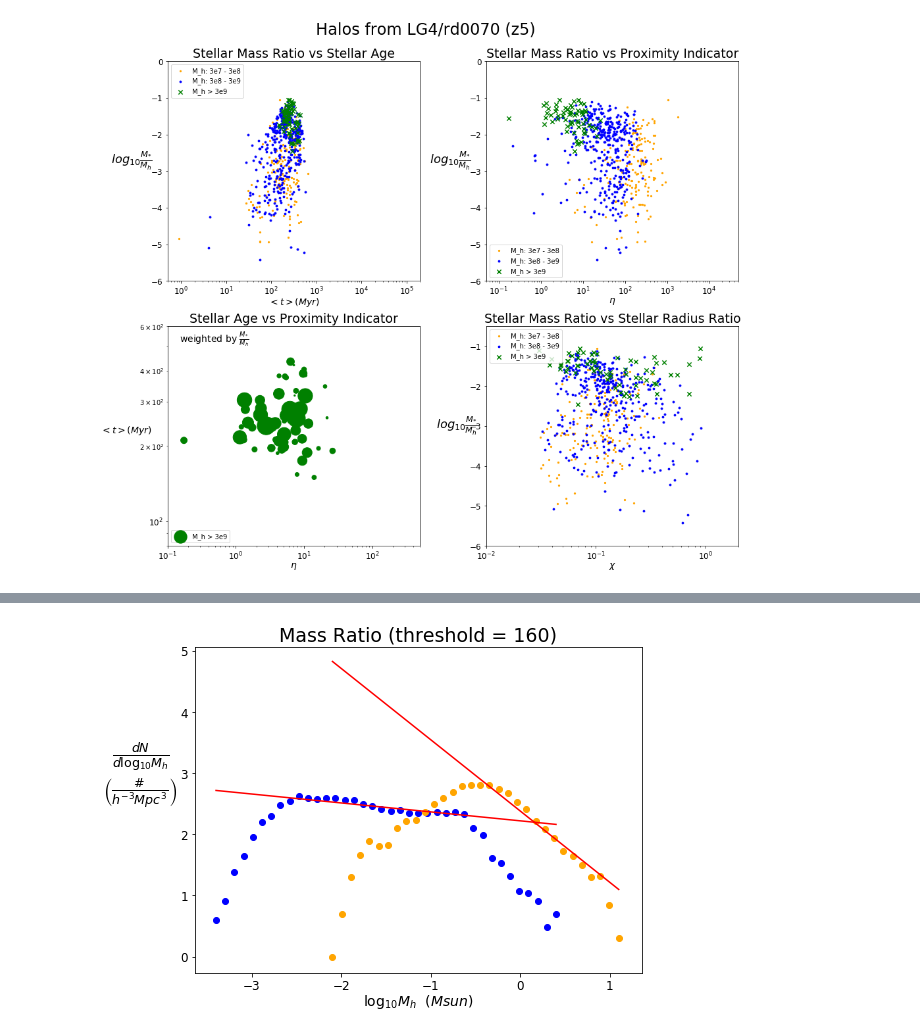
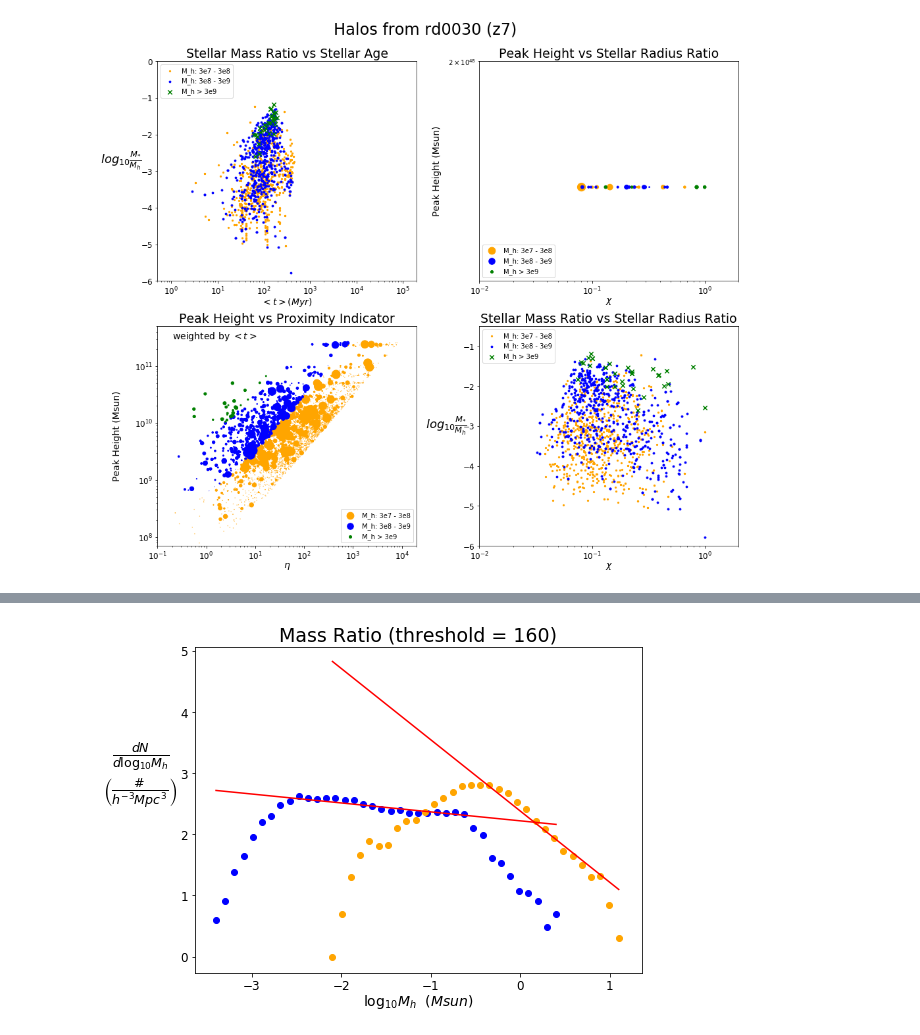
Before and after one commit to ygovil1/data-mining-galaxies, a Jupyter notebook: HaloCatalog/ratio_plotter.ipynb, the cells around one changed output, grey strips where cells are left out. Saved outputs shown, nothing was run; the diff lists cells and outputs as text; code cells hidden in the pictures.

```diff
--- a/HaloCatalog/ratio_plotter.ipynb
+++ b/HaloCatalog/ratio_plotter.ipynb
@@ -142,7 +147,7 @@ with open('./LG4_2048_40pc/rd0070/ratio_list0070_2.txt', 'rb') as ratiofile2:
     ratiolist2 = pickle.load(ratiofile2)
 
 # load master calc list for LG35
-with open('./LG4_2048_40pc/rd0070/calc_list0070_2000', 'rb') as infile:
+with open('./master_calc0030', 'rb') as infile:
     halo_list = pickle.load(infile)
 # %%
 halo_list
@@ -408,7 +462,7 @@ ax4 = plt.subplot(3,2,4)
 ax5 = plt.subplot(3,2,5)
 
 # plot titles
-figtitle = "Halos from LG4/rd0070 (z5)"
+figtitle = "Halos from rd0030 (z7)"
 gastitle = "Gas Mass Ratio"
 stellartitle = "Stellar Mass Ratio"
 agetitle = "Average Stellar Age"
@@ -501,7 +555,7 @@ ax5.legend(loc = 'upper left')
 
 # adjust spacing and show
 plt.tight_layout()
-fig1.subplots_adjust(top=0.9)
+fig1.subplots_adjust(top=0.92)
 plt.show()
 
 #plt.savefig('./LG4_2048_40pc/rd0070/massratios.png', dpi = 300)
@@ -512,4 +566,9 @@ new_logratio21 = np.log([value for value in new_ratiolist21 if value > 0]) / log
 new_logratio22 = np.log([value for value in new_ratiolist22 if value > 0]) / log(10)
 new_logratio23 = np.log([value for value in new_ratiolist23 if value > 0]) / log(10)
 
-plot_logratio23 = 2*(60**(new_logratio23 + 2.5))
+age_log1 = np.log([value for value in ave_agelist1 if value > 0]) / log(10)
+age_log2 = np.log([value for value in ave_agelist2 if value > 0]) / log(10)
+age_log3 = np.log([value for value in ave_agelist3 if value > 0]) / log(10)
+plot_agelog1 = 3**(age_log1**2)/10
+plot_agelog2 = 3**(age_log2**2)/10
+plot_agelog3 = 3**(age_log3**2)/10
@@ -543,9 +587,16 @@ ax4 = fig2.add_subplot(224)
 
 # create plot titles
 agetitle = "Stellar Mass Ratio vs Stellar Age"
-proxtitle = "Stellar Mass Ratio vs Proximity Indicator"
-ageproxtitle = "Stellar Age vs Proximity Indicator"
+peaktitle = "Peak Height vs Stellar Radius Ratio"
+proxpeaktitle = "Peak Height vs Proximity Indicator"
 radratiotitle = "Stellar Mass Ratio vs Stellar Radius Ratio"
+
+# set titles
+plt.suptitle(figtitle, fontsize = 24)
+ax1.set_title(agetitle, size = 19)
+ax2.set_title(peaktitle, size = 19)
+ax3.set_title(proxpeaktitle, size = 19)
+ax4.set_title(radratiotitle, size = 19)
 
 # # --determine line of best fit
 # # reduce range of values to fit line
@@ -563,73 +614,78 @@ radratiotitle = "Stellar Mass Ratio vs Stellar Radius Ratio"
 ax1.scatter(ave_agelist1, new_logratio21, c = 'orange', s = 5, label = 'M_h: 3e7 - 3e8')
 ax1.scatter(ave_agelist2, new_logratio22, c = 'blue', s = 8, label = 'M_h: 3e8 - 3e9')
 ax1.scatter(ave_agelist3, new_logratio23, c = 'green', s = 40, label = 'M_h > 3e9', marker = 'x')
-ax2.scatter(proxlist1, new_logratio21, c = 'orange', s = 5, label = 'M_h: 3e7 - 3e8')
-ax2.scatter(proxlist2, new_logratio22, c = 'blue', s = 8, label = 'M_h: 3e8 - 3e9')
-ax2.scatter(proxlist3, new_logratio23, c = 'green', s = 40, label = 'M_h > 3e9', marker = 'x')
-ax3.scatter(proxlist3, ave_agelist3, c = 'green', s = plot_logratio23, cmap='binary', label = 'M_h > 3e9')
+
+ax2.scatter(rad_ratiolist1, new_peaklist1, c = 'orange', s = plot_agelog1, cmap='binary', label = 'M_h: 3e7 - 3e8')
+ax2.scatter(rad_ratiolist2, new_peaklist2, c = 'blue', s = plot_agelog2, cmap='binary', label = 'M_h: 3e8 - 3e9')
+ax2.scatter(rad_ratiolist3, new_peaklist3, c = 'green', s = plot_agelog3, cmap='binary', label = 'M_h > 3e9')
+
+ax3.scatter(proxlist1, new_peaklist1, c = 'orange', s = plot_agelog1, cmap='binary', label = 'M_h: 3e7 - 3e8')
+ax3.scatter(proxlist2, new_peaklist2, c = 'blue', s = plot_agelog2, cmap='binary', label = 'M_h: 3e8 - 3e9')
+ax3.scatter(proxlist3, new_peaklist3, c = 'green', s = plot_agelog3, cmap='binary', label = 'M_h > 3e9')
+
 ax4.scatter(rad_ratiolist1, new_logratio21, c = 'orange', s = 5, label = 'M_h: 3e7 - 3e8')
 ax4.scatter(rad_ratiolist2, new_logratio22, c = 'blue', s = 8, label = 'M_h: 3e8 - 3e9')
 ax4.scatter(rad_ratiolist3, new_logratio23, c = 'green', s = 40, label = 'M_h > 3e9', marker = 'x')
 # ax2.plot(bin_edges_red1, slope1 * bin_edges_red1 + intercept1, color = 'red')
 # ax2.plot(bin_edges_red2, slope2 * bin_edges_red2 + intercept2, color = 'red')
 
-# set titles
-plt.suptitle(figtitle, fontsize = 24)
-ax1.set_title(agetitle, size = 19)
-ax2.set_title(proxtitle, size = 19)
-ax3.set_title(ageproxtitle, size = 19)
-ax4.set_title(radratiotitle, size = 19)
-
 # create axis labels
 agelab = "$<t> (Myr)$"
 proxlab = r"$\eta$"
 radlab = r"$\chi$"
+peaklab = "Peak Height (Msun)"
 ylab = r"$log_{10}\frac{M_{*}}{M_h}$"
 ax1.set_xlabel(agelab, size = 14, labelpad= 0)
 ax1.set_ylabel(ylab, rotation = 0, size = 18, labelpad= 30)
-ax2.set_xlabel(proxlab, size = 14, labelpad= 0)
-ax2.set_ylabel(ylab, rotation = 0, size = 18, labelpad= 30)
+ax2.set_xlabel(radlab, size = 14, labelpad= 0)
+ax2.set_ylabel(peaklab, rotation = 90, size = 14, labelpad= 10)
 ax3.set_xlabel(proxlab, size = 14, labelpad= 0)
-ax3.set_ylabel(agelab, rotation = 0, size = 14, labelpad= 20)
+ax3.set_ylabel(peaklab, rotation = 90, size = 14, labelpad= 20)
 ax4.set_xlabel(radlab, size = 14, labelpad= 0)
-ax4.set_ylabel(ylab, rotation = 0, size = 18, labelpad= 20)
+ax4.set_ylabel(ylab, rotation = 0, size = 18, labelpad= 25)
 
-# create axis ticks and set y lim
+# create axis ticks and set axis lim
 ax1.set_xscale('log')
 ax1.set_xlim([5e-1, 2e5])
 ax1.set_ylim([-6, 0])
 ax1.tick_params(axis='x', which='major', labelsize=12)
 ax1.tick_params(axis='y', which='major', labelsize=12)
+
 ax2.set_xscale('log')
-ax2.set_xlim([5e-2, 5e4])
-ax2.set_ylim([-6, 0])
+ax2.set_yscale('log')
+ax2.set_xlim([1e-2, 2e0])
+ax2.set_ylim([1.85e48, 2e48])
 ax2.tick_params(axis='x', which='major', labelsize=12)
 ax2.tick_params(axis='y', which='major', labelsize=12)
+
 ax3.set_xscale('log')
 ax3.set_yscale('log')
-ax3.set_xlim([1e-1,5e2])
-ax3.set_ylim([8e1,6e2])
+ax3.set_xlim([1e-1,2e4])
+ax3.set_ylim([7e7, 5e11])
 ax3.tick_params(axis='x', which='major', labelsize=12)
 ax3.tick_params(axis='y', which='major', labelsize=12)
+
 ax4.set_xscale('log')
 ax4.set_xlim([1e-2, 2e0])
 ax4.set_ylim([-6, -0.5])
 ax4.tick_params(axis='x', which='major', labelsize=12)
 ax4.tick_params(axis='y', which='major', labelsize=12)
 
 # add annotation
-annotation = r"weighted by $\frac{M_{*}}{M_h}$"
-ax3.text(1.5e-1, 5.2e2, annotation, size = 14)
+annotation = r"weighted by $<t>$"
+ax3.text(2e-1, 3e11, annotation, size = 14)
 
 # add legend
 ax1.legend(loc = 'upper left')
 ax2.legend(loc = 'lower left')
-ax3.legend(loc = 'lower left')
+ax3.legend(loc = 'lower right')
 ax4.legend(loc = 'upper left')
 
 # adjust spacing and show
 plt.tight_layout()
 fig2.subplots_adjust(top=0.91)
 plt.show()
+
+# 7-12, 26-27, 24-32, 45-53
 # %% [output]
-[figure, old version]
+[figure, new version]
```
Also changed, not shown: parts of 17 cells of this notebook, 1 other file.
